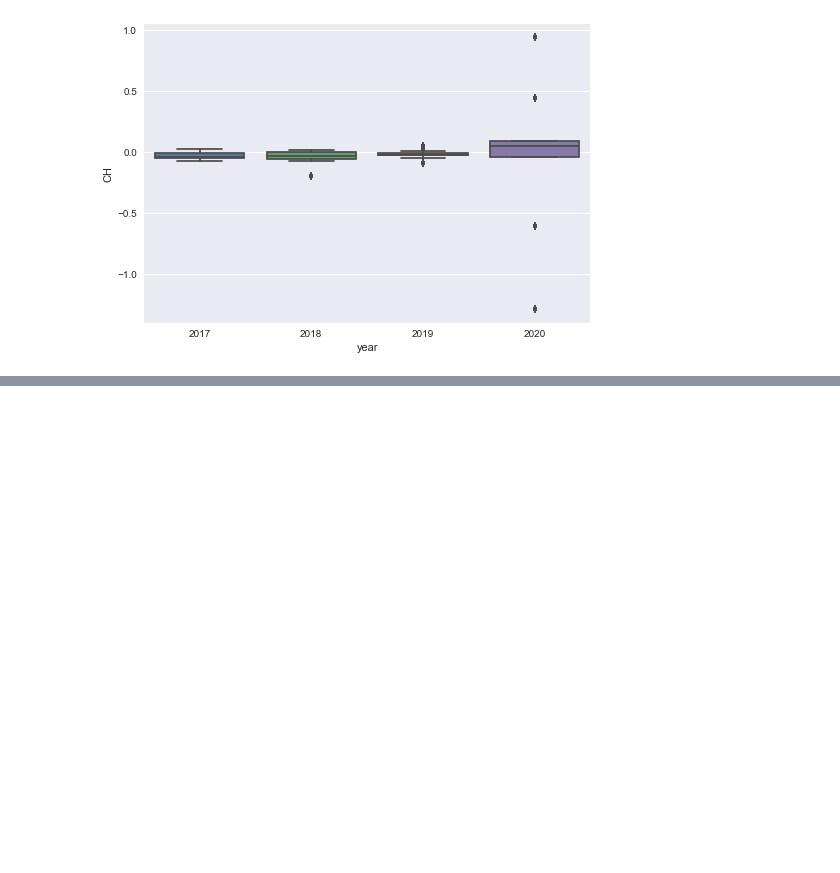
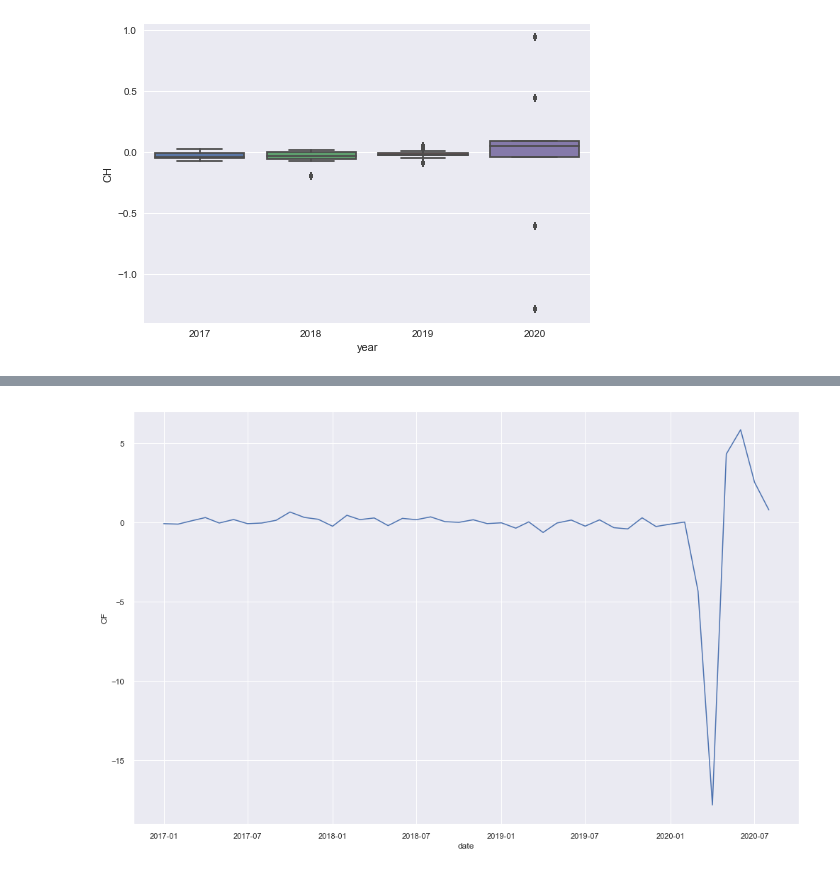
Before and after one commit to tjdolan121/4502Proj, a Jupyter notebook: forge/code/EDA.ipynb, the cells around one changed output, grey strips where cells are left out. Cells and saved outputs as stored; diff of their text form; code cells hidden in the pictures; blank space fills up the shorter version.

```diff
--- a/forge/code/EDA.ipynb
+++ b/forge/code/EDA.ipynb
@@ -335,0 +347,6 @@ sns.set(rc={'figure.figsize':(15,10)})
+# %%
+econ_df['date'] = pd.to_datetime([f'{y}-{m}-01' for y, m in zip(econ_df.year, econ_df.month)])
+# %%
+sns.lineplot(x="date", y="CF", data=econ_df);
+# %% [output]
+[figure, added]
```
Also changed, not shown: parts of 14 cells of this notebook.
